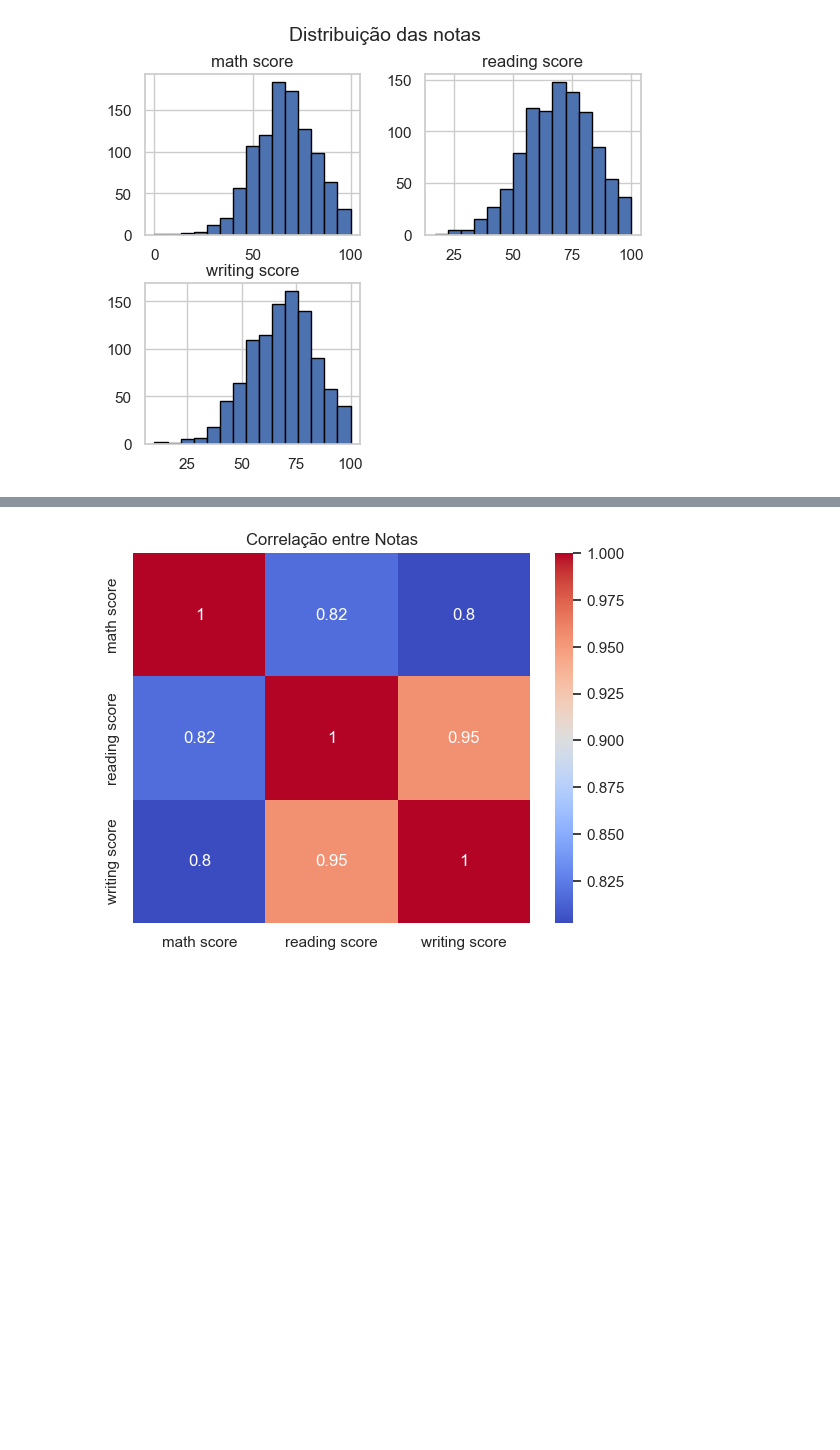
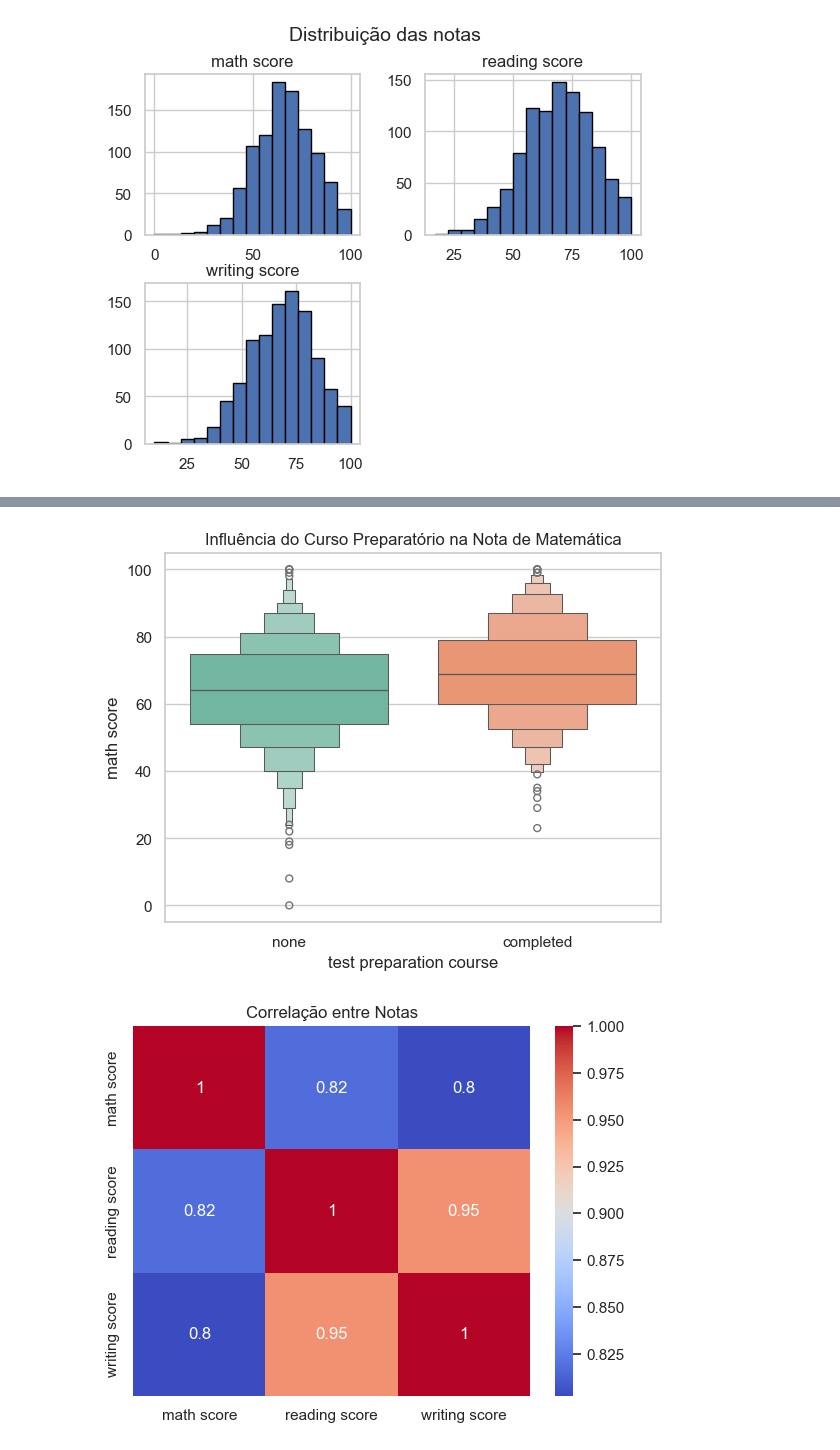
Before and after one commit to pablomigueldias/machine-learning-projects, a Jupyter notebook: projeto_01_previsao_notas/notebook/previsao_notas.ipynb, the cells around one changed output, grey strips where cells are left out. Drawn from its saved outputs; the diff is of its cells as text; code cells hidden in the pictures; blank space fills up the shorter version.

```diff
--- a/projeto_01_previsao_notas/notebook/previsao_notas.ipynb
+++ b/projeto_01_previsao_notas/notebook/previsao_notas.ipynb
@@ -83,7 +93,16 @@ plt.show()
 # %%
-sns.boxenplot(x='test preparation course', y='math score', data=df, palette='Set2')
+sns.boxenplot(
+    x='test preparation course',
+    y='math score',
+    hue='test preparation course',
+    data=df,
+    palette='Set2',
+    legend=False
+)
 plt.title('Influência do Curso Preparatório na Nota de Matemática')
 plt.show()
+# %% [output]
+[figure, added]
 # %%
 sns.heatmap(df[['math score','reading score', 'writing score']].corr(), annot=True, cmap='coolwarm')
 plt.title('Correlação entre Notas')
```
Also changed, not shown: parts of 2 cells of this notebook.
